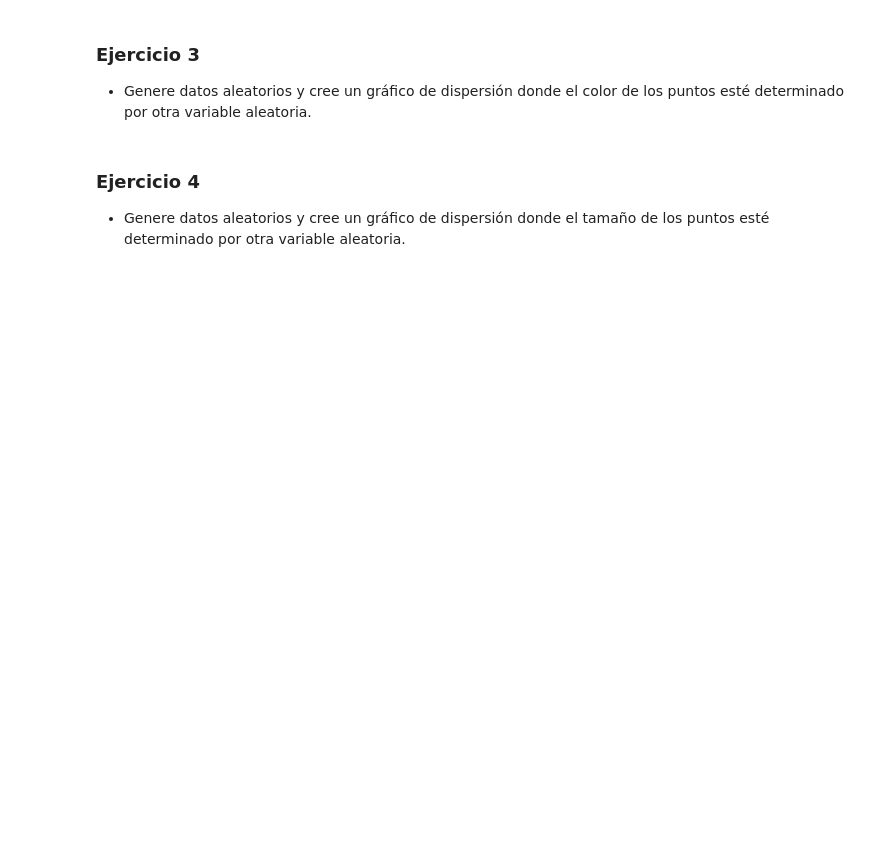
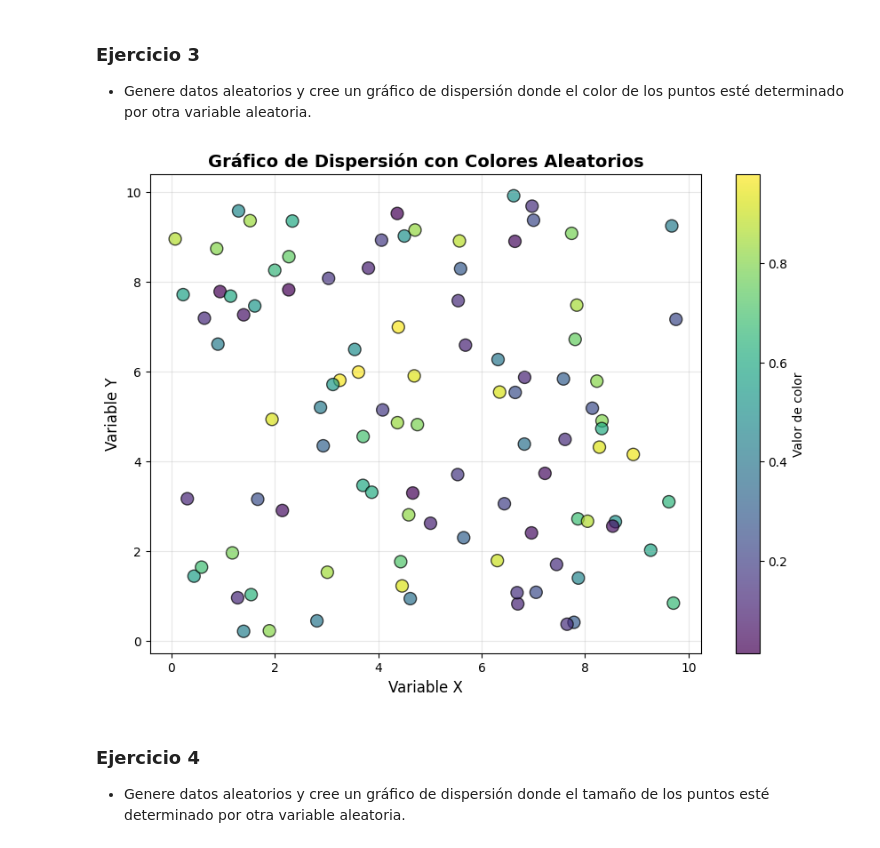
Before and after one commit to RKCbas/Maestria-en-Inteligencia-Artificial---Practicas, a Jupyter notebook: Cuatrimestre 2/3 - Lenguajes de ciencia de datos intermedio/Practica 4.1/Graficación con Python.ipynb, the cells around one changed output. Cells and saved outputs as stored; diff of their text form; code cells hidden in the pictures; blank space fills up the shorter version.

```diff
--- a/Cuatrimestre 2/3 - Lenguajes de ciencia de datos intermedio/Practica 4.1/Graficación con Python.ipynb
+++ b/Cuatrimestre 2/3 - Lenguajes de ciencia de datos intermedio/Practica 4.1/Graficación con Python.ipynb
@@ -19,6 +87,36 @@ El objetivo de esta actividad es desarrollar habilidades prácticas en la visual
 ### Ejercicio 3
 
  - Genere datos aleatorios y cree un gráfico de dispersión donde el color de los puntos esté determinado por otra variable aleatoria.
+# %%
+import numpy as np
+import matplotlib.pyplot as plt
+
+# Crear generador de números aleatorios
+rng = np.random.default_rng(42)  # Para reproducibilidad
+n_puntos = 100
+
+x = rng.random(n_puntos) * 10
+y = rng.random(n_puntos) * 10
+colores = rng.random(n_puntos)  # Variable que determina el color
+
+# Crear gráfico de dispersión
+plt.figure(figsize=(10, 7))
+scatter = plt.scatter(x, y, c=colores, cmap='viridis', s=100, alpha=0.7, edgecolors='black')
+
+# Agregar barra de color
+plt.colorbar(scatter, label='Valor de color')
+
+# Etiquetas y título
+plt.xlabel('Variable X', fontsize=12)
+plt.ylabel('Variable Y', fontsize=12)
+plt.title('Gráfico de Dispersión con Colores Aleatorios', fontsize=14, fontweight='bold')
+
+# Mejorar visualización
+plt.grid(True, alpha=0.3)
+
+plt.show()
+# %% [output]
+[figure, added]
 # %% [markdown]
 ### Ejercicio 4
 
```
Also changed, not shown: parts of 15 cells of this notebook.
